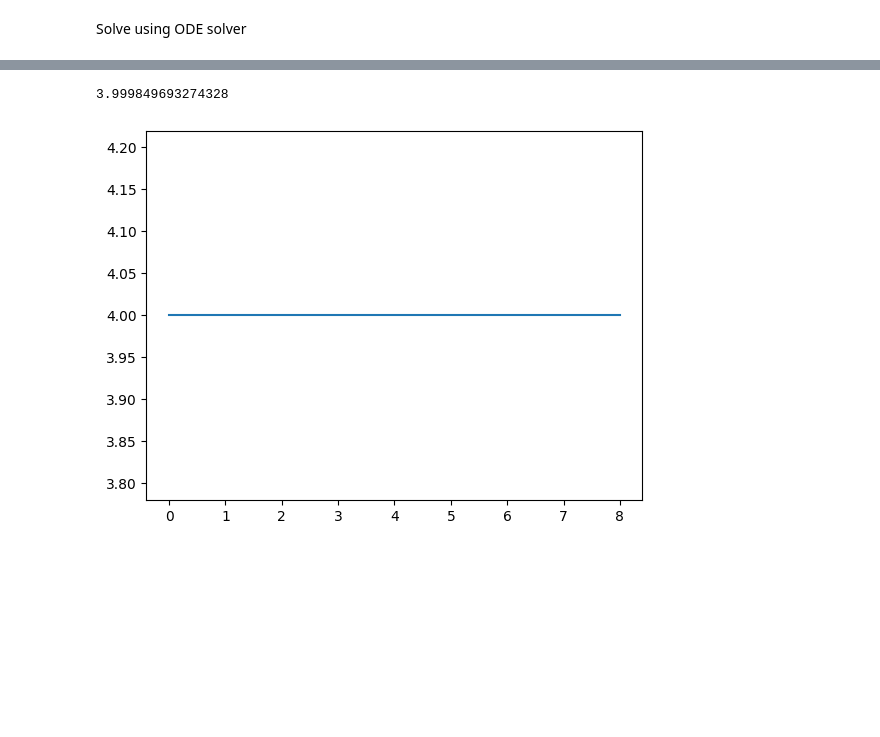
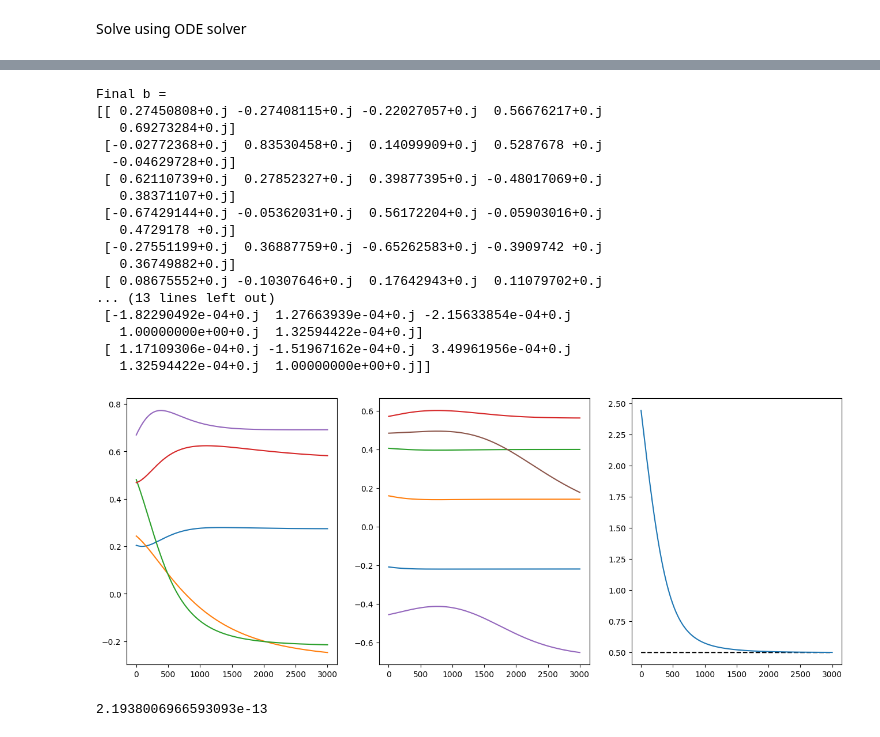
Before and after one commit to leoskar/mctdhf, a Jupyter notebook: MCTDHF_fd.ipynb, the cells around one changed output, grey strips where cells are left out. Cells and saved outputs as stored; diff of their text form; code cells hidden in the pictures; blank space fills up the shorter version.

```diff
--- a/MCTDHF_fd.ipynb
+++ b/MCTDHF_fd.ipynb
@@ -89,7 +82,7 @@ Define number of electrons and orbitals
 # Number of orbitals (without spin)
 num_orbitals = 6
 # Number of electrons
-num_electrons = 4
+num_electrons = 1
 #Include spin?
 include_spin = False
 spin_factor = 1+int(include_spin)
@@ -264,38 +254,41 @@ mctdhf_fun = MCDTHF_imaginary_time(h, zeros, num_mctdhf_orbitals, num_spin_orbit
 y_init = Cb_to_y(C_init, b_init)
 
 Cs = np.copy(C_init).reshape(1,-1)
+bs = [np.copy(b_init)]
+bs.append(b_init)
 
 #H = SlaterCondonHamiltonian(num_mctdhf_orbitals, num_electrons, h_2, np.zeros((num_mctdhf_orbitals, )*4)).get_hamiltonian()
 Es = np.array([])
 
 t_init = 0
-t_final = 30.0
-solver = DOP853(mctdhf_fun, t_init, y_init, t_final)
-#solver = RK45(mctdhf_fun, t_init, y_init, t_final)
+t_final = 3.0
+#solver = DOP853(mctdhf_fun, t_init, y_init, t_final, max_step = 0.001)
+solver = RK45(mctdhf_fun, t_init, y_init, t_final, max_step = 0.001)
+#solver = RK23(mctdhf_fun, t_init, y_init, t_final, max_step = 0.001)
 
 while solver.status == 'running':
     msg = solver.step()
 
-    C, b = y_to_Cb(solver.y, num_mctdhf_orbitals, num_spin_orbitals, num_electrons)
+    C, b = y_to_Cb(solver.y, num_mctdhf_orbitals, num_spin_orbitals, num_mctdhf_slater_dets)
     # Normalize every step during imaginary time prop
     C = np.divide(C, np.sqrt(C.T.conj()@C))
     b = np.divide(b, np.sqrt(np.einsum('ij, ij -> j', b.conj(), b)))
 
+    ## Test to make sure b_dot is orthogonal to b (otherwise orthonormality will be lost.)
     h_1 = np.einsum('jm, ij -> im', b, h)
     h_2 = np.einsum('in, im -> nm', b.conj(), h_1)
-    h_3 = np.einsum('in, nm -> in', b, h_2)
-
-    #b_dot = -1j*(h_1-h_3)
-
-    #print(f'b_dot@b = \n{b.T.conj()@b_dot}')
+    # h_3 = np.einsum('in, nm -> im', b, h_2)
+    # b_dot = -(h_1-h_3)
+    # print(f'b@b_dot = \n{b.T.conj()@b_dot}')
 
     H = SlaterCondonHamiltonian(num_mctdhf_orbitals, num_electrons, h_2, np.zeros((num_mctdhf_orbitals, )*4)).get_hamiltonian()
 
-    D, d = get_RDMs(num_mctdhf_orbitals, num_electrons, C)
+    #D, d = get_RDMs(num_mctdhf_orbitals, num_electrons, C)
 
-    Es = np.append(Es, np.real(np.einsum('pq, pq', D, h_2)))
-    #Es = np.append(Es, np.real(C.conj().T@H@C))
+    #Es = np.append(Es, np.real(np.einsum('pq, pq', D, h_2)))
+    Es = np.append(Es, np.real(C.conj().T@H@C))
     Cs = np.append(Cs, C.reshape(1,-1), axis=0)
+    bs.append(b)
 
     solver.y = Cb_to_y(C, b)
 else:
@@ -327,7 +297,39 @@ Final C =
-# %%
-print(Es[-1])
-plt.plot(Es)
-plt.show()
-# %% [output]
-3.999849693274328
-[figure, removed]
+# %%
+C_f, b_f = y_to_Cb(solver.y, num_mctdhf_orbitals, num_spin_orbitals, num_mctdhf_slater_dets)
+print(f"Final b =\n{b_f}")
+print(f"Final C =\n{C_f}")
+print(f"Final E =\n{Es[-1]}")
+
+print(f"Overlap matrix for final b:\n{b_f.T@b_f}")
+
+b_arr = np.array(bs)
+
+fig, ax = plt.subplots(1, 3, figsize=(16,6))
+ax[0].plot(np.real(Cs))
+ax[1].plot(np.real(b_arr.reshape(b_arr.shape[0],*b_init.shape)[:,:,2]))
+ax[2].plot(np.arange(Cs.shape[0]), 0.5*np.ones(Cs.shape[0]), 'k--')
+ax[2].plot(Es)
+plt.show()
+# %% [output]
+Final b =
+[[ 0.27450808+0.j -0.27408115+0.j -0.22027057+0.j  0.56676217+0.j
+   0.69273284+0.j]
+ [-0.02772368+0.j  0.83530458+0.j  0.14099909+0.j  0.5287678 +0.j
+  -0.04629728+0.j]
+ [ 0.62110739+0.j  0.27852327+0.j  0.39877395+0.j -0.48017069+0.j
+   0.38371107+0.j]
+ [-0.67429144+0.j -0.05362031+0.j  0.56172204+0.j -0.05903016+0.j
+   0.4729178 +0.j]
+ [-0.27551199+0.j  0.36887759+0.j -0.65262583+0.j -0.3909742 +0.j
+   0.36749882+0.j]
+ [ 0.08675552+0.j -0.10307646+0.j  0.17642943+0.j  0.11079702+0.j
+... (13 lines left out)
+ [-1.82290492e-04+0.j  1.27663939e-04+0.j -2.15633854e-04+0.j
+   1.00000000e+00+0.j  1.32594422e-04+0.j]
+ [ 1.17109306e-04+0.j -1.51967162e-04+0.j  3.49961956e-04+0.j
+   1.32594422e-04+0.j  1.00000000e+00+0.j]]
+[figure, added]
+# %%
+print(solver.step_size)
+# %% [output]
+2.1938006966593093e-13
```
Also changed, not shown: parts of 7 cells of this notebook, 3 other files.
